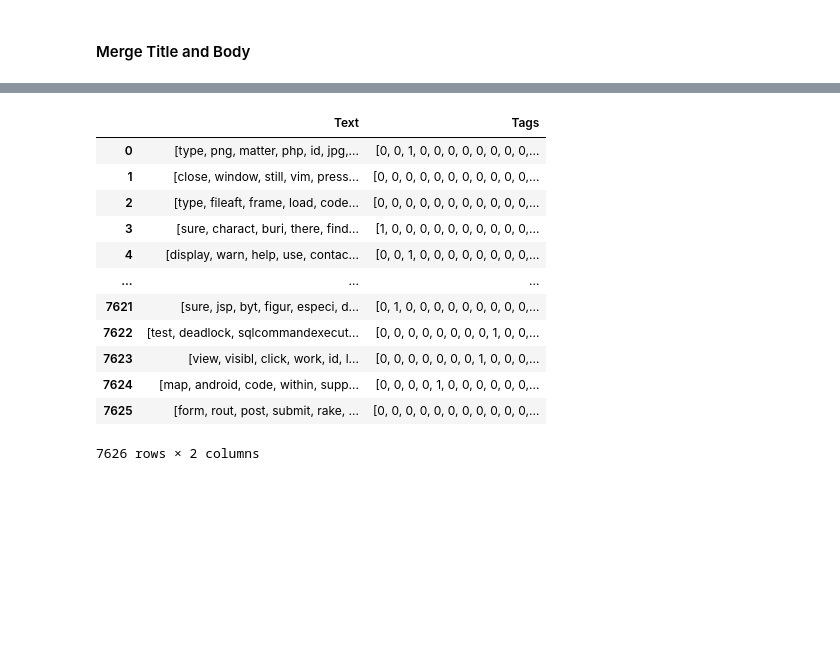
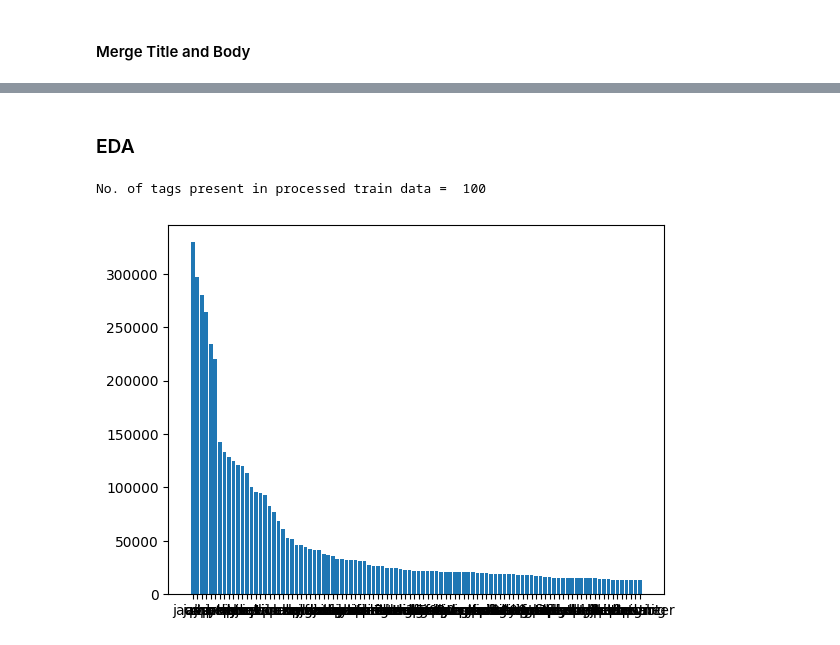
Before and after one commit to kasuba-badri-vishal/iitb-cs725-foml, a Jupyter notebook: src/02_Preprocessing.ipynb, the cells around one changed output, grey strips where cells are left out. Saved outputs shown, nothing was run; the diff lists cells and outputs as text; code cells hidden in the pictures; blank space fills up the shorter version.

```diff
--- a/src/02_Preprocessing.ipynb
+++ b/src/02_Preprocessing.ipynb
@@ -231,16 +203,0 @@ len(vocab)
-# %%
-df
-# %% [output]
-|  | Text | Tags |
-| 0 | [type, png, matter, php, id, jpg,... | [0, 0, 1, 0, 0, 0, 0, 0, 0, 0, 0,... |
-| 1 | [close, window, still, vim, press... | [0, 0, 0, 0, 0, 0, 0, 0, 0, 0, 0,... |
-| 2 | [type, fileaft, frame, load, code... | [0, 0, 0, 0, 0, 0, 0, 0, 0, 0, 0,... |
-| 3 | [sure, charact, buri, there, find... | [1, 0, 0, 0, 0, 0, 0, 0, 0, 0, 0,... |
-| 4 | [display, warn, help, use, contac... | [0, 0, 1, 0, 0, 0, 0, 0, 0, 0, 0,... |
-| ... | ... | ... |
-| 7621 | [sure, jsp, byt, figur, especi, d... | [0, 1, 0, 0, 0, 0, 0, 0, 0, 0, 0,... |
-| 7622 | [test, deadlock, sqlcommandexecut... | [0, 0, 0, 0, 0, 0, 0, 0, 1, 0, 0,... |
-| 7623 | [view, visibl, click, work, id, l... | [0, 0, 0, 0, 0, 0, 0, 1, 0, 0, 0,... |
-| 7624 | [map, android, code, within, supp... | [0, 0, 0, 0, 1, 0, 0, 0, 0, 0, 0,... |
-| 7625 | [form, rout, post, submit, rake, ... | [0, 0, 0, 0, 0, 0, 0, 0, 0, 0, 0,... |
-7626 rows × 2 columns
@@ -248,0 +204,8 @@ df.to_csv('./../data/processed/data.csv',index=False)
+# %% [markdown]
+### EDA
+# %%
+counter = Counter()
+_ = df['Tags'].apply(counter.update)
+print("No. of tags present in processed train data = ",len(counter))
+# %% [output]
+No. of tags present in processed train data =  100
@@ -248,0 +214,6 @@ df.to_csv('./../data/processed/data.csv',index=False)
+# %%
+tags = dict(counter.most_common())
+plt.bar(range(len(tags)), list(tags.values()), tick_label=list(tags.keys()))
+plt.show()
+# %% [output]
+[figure, added]
```
Also changed, not shown: parts of 26 cells of this notebook, 16 other files.
